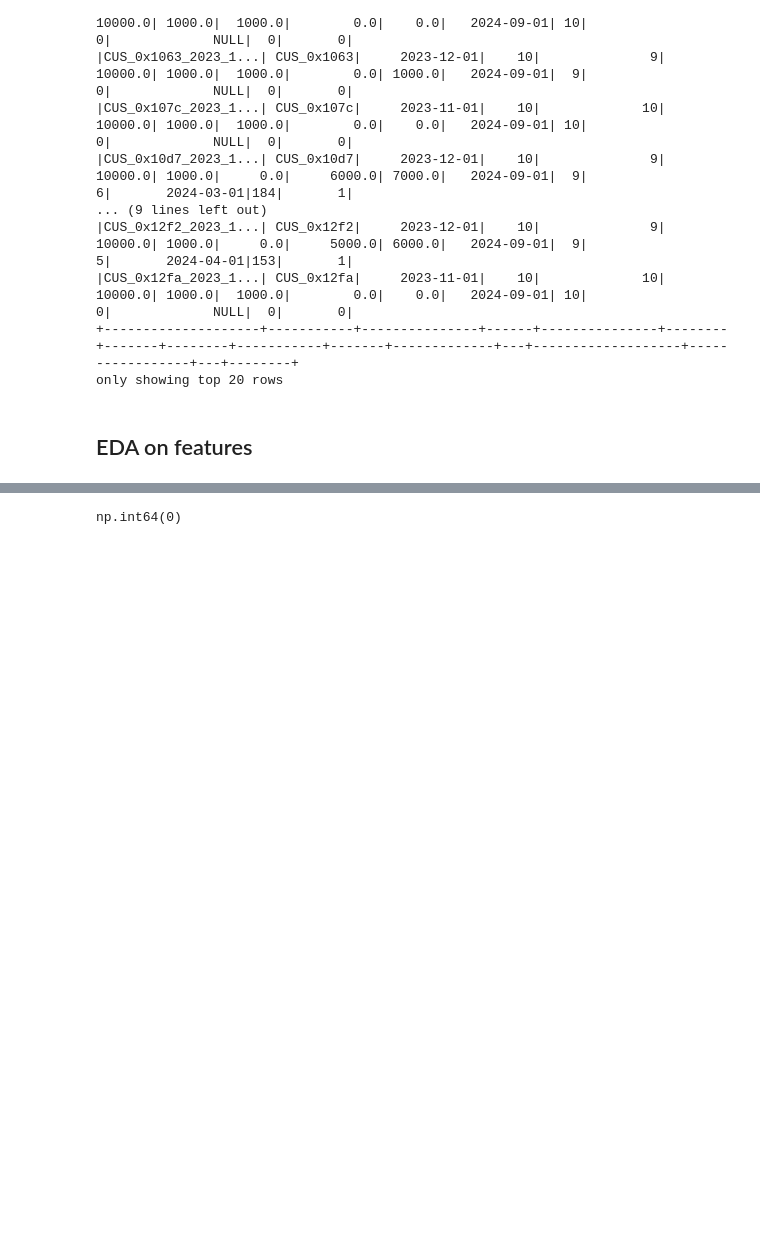
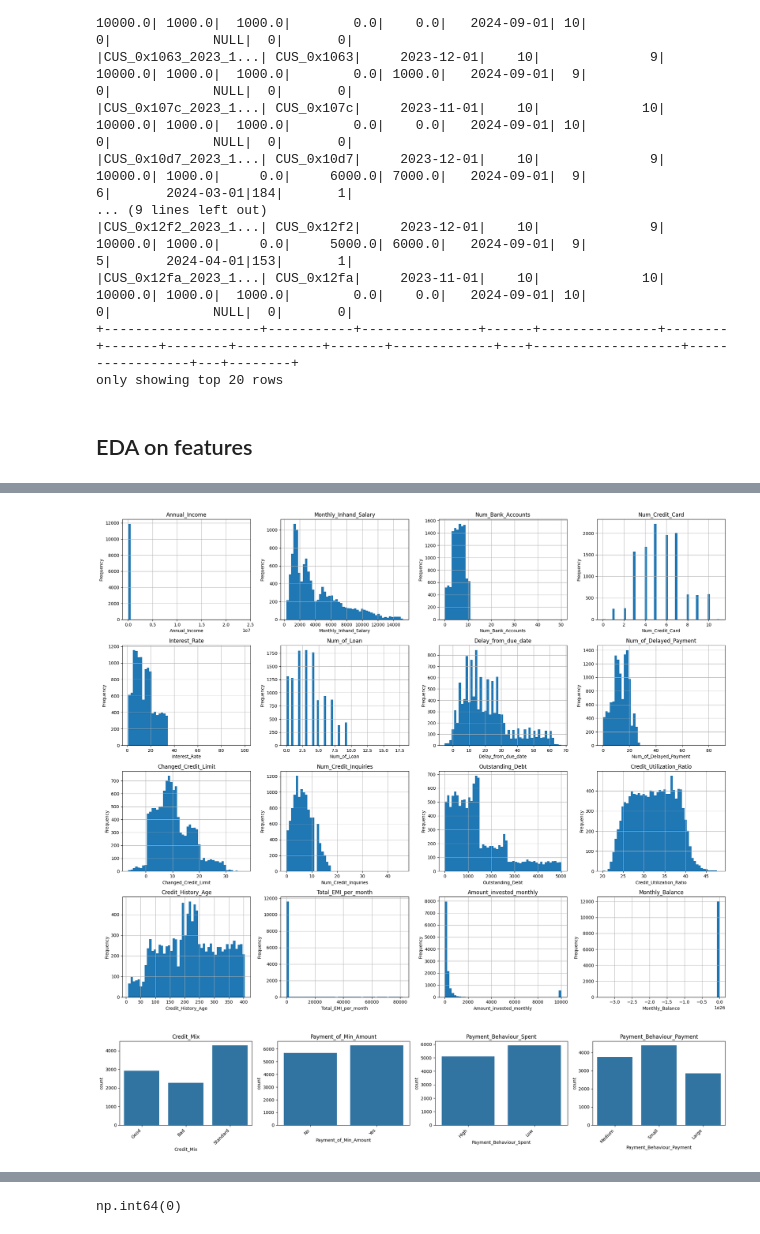
Before and after one commit to pakkei1212/MLE, a Jupyter notebook: a1/data_processing_main.ipynb, the cells around one changed output, grey strips where cells are left out. Saved outputs shown, nothing was run; the diff lists cells and outputs as text; code cells hidden in the pictures; blank space fills up the shorter version.

```diff
--- a/a1/data_processing_main.ipynb
+++ b/a1/data_processing_main.ipynb
@@ -887,3 +877,8 @@ silver_finanicial_pdf
+# %%
+plot_features(silver_finanicial_pdf)
+# %% [output]
+[figure, added]
+[figure, added]
 # %%
 silver_click_pdf.duplicated(['Customer_ID']).sum()
 # %% [output]
```
Also changed, not shown: parts of 67 cells of this notebook, 5 other files.
